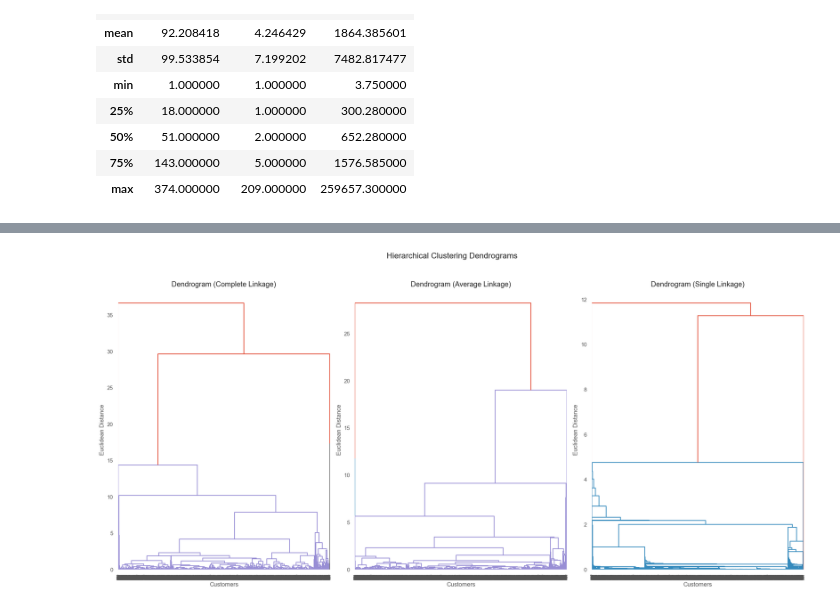
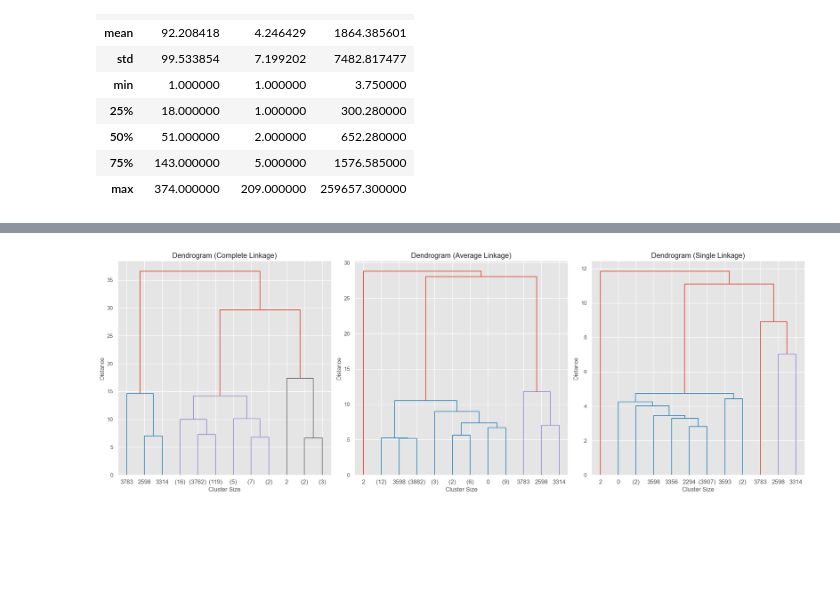
Before and after one commit to sehan-dissanayake/Clustering, a Jupyter notebook: customer_segmentation.ipynb, the cells around one changed output, grey strips where cells are left out. Drawn from its saved outputs; the diff is of its cells as text; code cells hidden in the pictures; blank space fills up the shorter version.

```diff
--- a/customer_segmentation.ipynb
+++ b/customer_segmentation.ipynb
@@ -165,22 +180,19 @@ Data has been log-transformed and standardized.
 # %%
 from sklearn.cluster import KMeans
 
-# Calculate WCSS for a range of k values
+# Calculate WCSS for a range of number of clusters
 wcss = []
-k_range = range(1, 11)  # We will test k from 1 to 10
-
-for k in k_range:
+for k in range(1, 11):
     kmeans = KMeans(n_clusters=k, init='k-means++', random_state=42, n_init=10)
     kmeans.fit(rfm_scaled_df)
-    wcss.append(kmeans.inertia_) # inertia_ is the WCSS value
+    wcss.append(kmeans.inertia_)
 
 # Plot the Elbow Method graph
 plt.figure(figsize=(10, 6))
-plt.plot(k_range, wcss, marker='o', linestyle='--')
-plt.title('The Elbow Method for Optimal k')
+plt.plot(range(1, 11), wcss, marker='o', linestyle='--')
+plt.title('Elbow Method for Optimal k')
 plt.xlabel('Number of Clusters (k)')
 plt.ylabel('Within-Cluster Sum of Squares (WCSS)')
-plt.xticks(k_range)
-plt.grid(True)
+plt.xticks(range(1, 11))
 plt.show()
 # %% [output]
@@ -254,35 +253,48 @@ plt.show()
 # %%
-import scipy.cluster.hierarchy as sch
+from scipy.cluster.hierarchy import dendrogram, linkage
 
-# --- Generate Dendrograms for Different Linkage Methods ---
-plt.figure(figsize=(20, 10))
+# --- Create a figure for the three dendrograms ---
+plt.figure(figsize=(20, 7))
 
-# 1. Complete Linkage
+# --- 1. Complete Linkage ---
 plt.subplot(1, 3, 1)
 plt.title('Dendrogram (Complete Linkage)')
-dend_complete = sch.dendrogram(sch.linkage(rfm_scaled_df, method='complete'))
-plt.xlabel('Customers')
-plt.ylabel('Euclidean Distance')
+# The linkage function calculates the distances and merges
+linked_complete = linkage(rfm_scaled_df, method='complete')
+# The dendrogram function plots the hierarchy
+dendrogram(linked_complete,
+           truncate_mode='lastp', # Show only the last p merged clusters
+           p=12,                # The 'p' parameter
+           show_leaf_counts=True)
+plt.xlabel("Cluster Size")
+plt.ylabel("Distance")
 
-# 2. Average Linkage
+# --- 2. Average Linkage ---
 plt.subplot(1, 3, 2)
 plt.title('Dendrogram (Average Linkage)')
-dend_average = sch.dendrogram(sch.linkage(rfm_scaled_df, method='average'))
-plt.xlabel('Customers')
-plt.ylabel('Euclidean Distance')
+linked_average = linkage(rfm_scaled_df, method='average')
+dendrogram(linked_average,
+           truncate_mode='lastp',
+           p=12,
+           show_leaf_counts=True)
+plt.xlabel("Cluster Size")
+plt.ylabel("Distance")
 
-# 3. Single Linkage
+# --- 3. Single Linkage ---
 plt.subplot(1, 3, 3)
 plt.title('Dendrogram (Single Linkage)')
-dend_single = sch.dendrogram(sch.linkage(rfm_scaled_df, method='single'))
-plt.xlabel('Customers')
-plt.ylabel('Euclidean Distance')
+linked_single = linkage(rfm_scaled_df, method='single')
+dendrogram(linked_single,
+           truncate_mode='lastp',
+           p=12,
+           show_leaf_counts=True)
+plt.xlabel("Cluster Size")
+plt.ylabel("Distance")
 
-plt.suptitle('Hierarchical Clustering Dendrograms', fontsize=16)
-plt.tight_layout(rect=[0, 0.03, 1, 0.95])
+plt.tight_layout()
 plt.show()
 # %% [output]
-[figure, old version]
+[figure, new version]
 # %%
 from sklearn.cluster import AgglomerativeClustering
 
```
Also changed, not shown: parts of 12 cells of this notebook.
